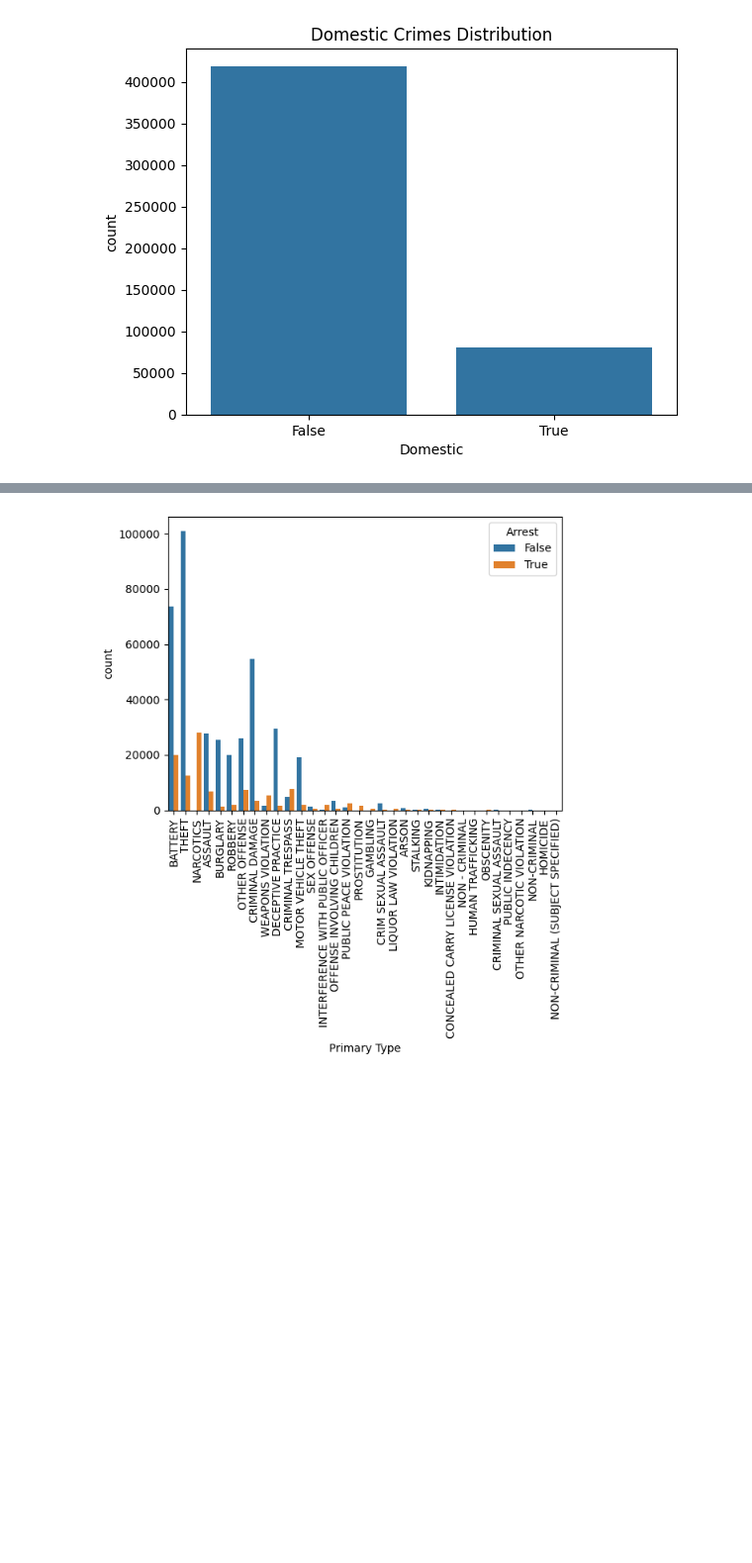
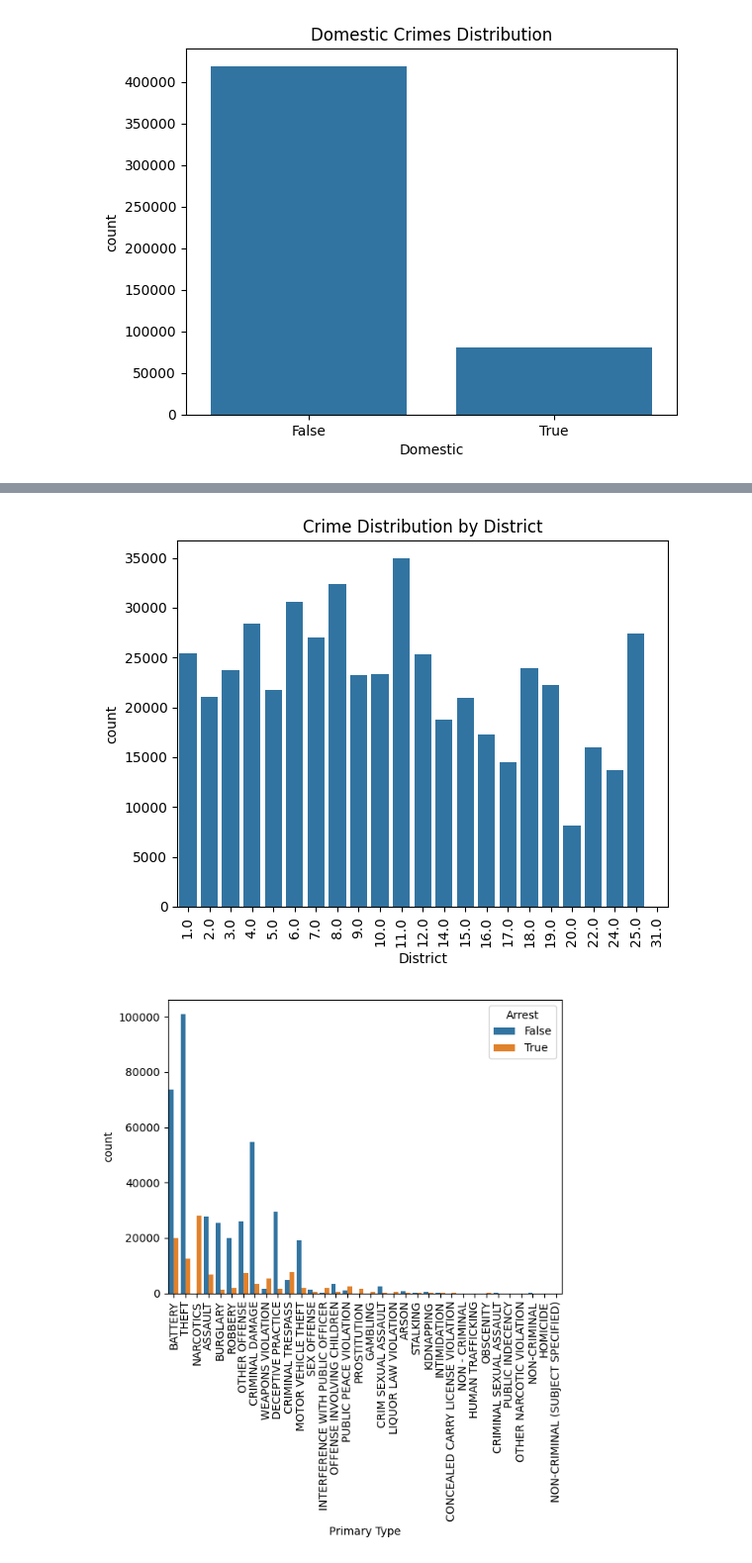
Before and after one commit to emanameen9982773/Crime-Type-Classification-Based-on-Incident-Features, a Jupyter notebook: Naive_Bayes.ipynb, the cells around one changed output, grey strips where cells are left out. Shown at 99% size. Cells and saved outputs as stored; diff of their text form; code cells hidden in the pictures; blank space fills up the shorter version.

```diff
--- a/Naive_Bayes.ipynb
+++ b/Naive_Bayes.ipynb
@@ -85,3 +126,10 @@ plt.show()
+# %%
+sns.countplot(x='District', data=dataset)
+plt.title("Crime Distribution by District")
+plt.xticks(rotation=90)
+plt.show()
+# %% [output]
+[figure, added]
 # %%
 sns.countplot(x='Primary Type', hue='Arrest', data=dataset)
 plt.xticks(rotation=90)
```
Also changed, not shown: parts of 11 cells of this notebook.
